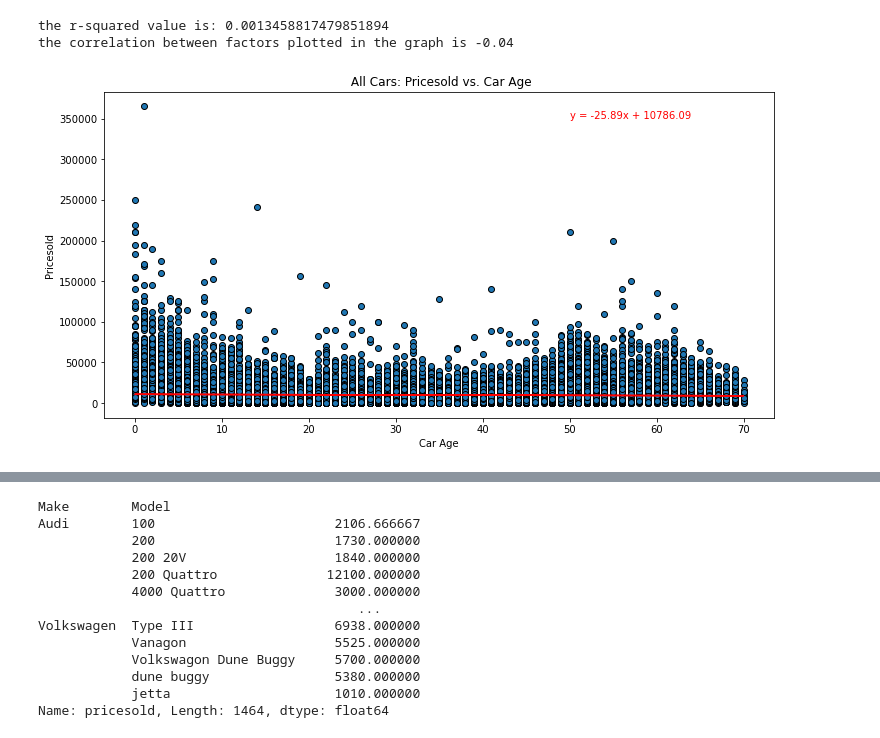
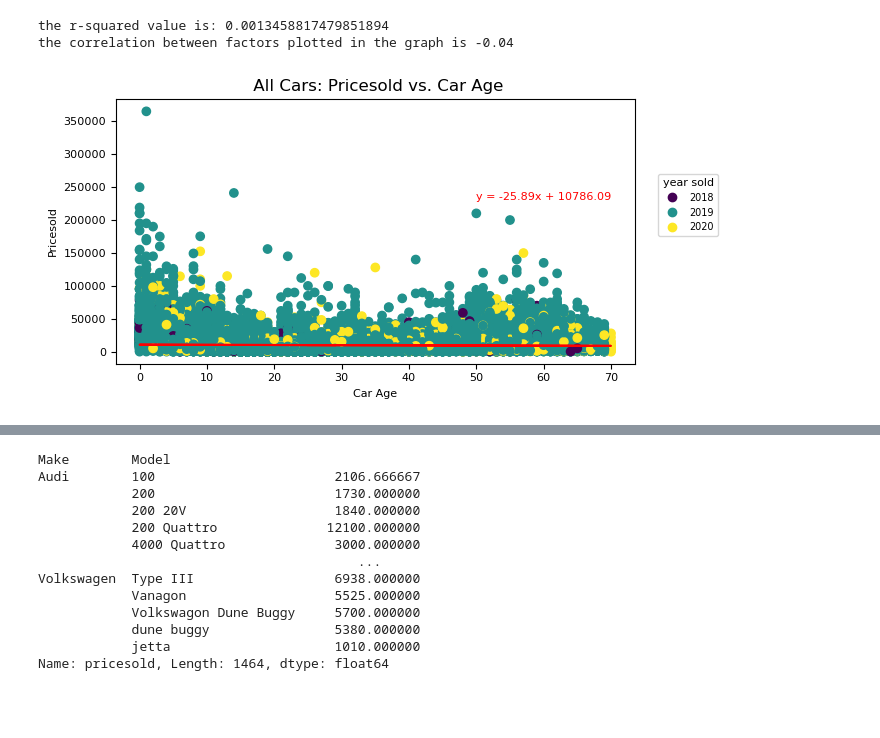
Before and after one commit to ColleenKarwoski/Exploratory-Data-Analysis, a Jupyter notebook: Project_1_ebg.ipynb, the cells around one changed output, grey strips where cells are left out. Drawn from its saved outputs; the diff is of its cells as text; code cells hidden in the pictures; blank space fills up the shorter version.

Commit message:
updated jupyter notebook to use for loop for regression analysis, added label coloring by make

```diff
--- a/Project_1_ebg.ipynb
+++ b/Project_1_ebg.ipynb
@@ -33,3 +27,3 @@ df_raw
 # %%
 # create copy of DataFrame with columns selected columns
-df_analysis = df_raw[["ID", "pricesold", "yearsold", "zipcode", "Mileage", "Make", "Model", "Year","NumCylinders"]]
+df_analysis = df_raw[["ID", "pricesold", "yearsold", "zipcode", "Mileage", "Make", "Model", "Year","NumCylinders", "Trim"]]
@@ -251,6 +256,6 @@ df_vw = pd.DataFrame(df_analysis_filtered.loc[df_analysis_filtered["Make"] == "V
 # %%
-# Define a function to create Linear Regression plots
-def plot_lin_regress(x, y, x_label, y_label, label_regression):
+# Define Lin Regression Function for final DataFrame
+def lin_regress_total(x, y, x_label, y_label, label_regression):
     (slope, intercept, rvalue, pvalue, stderr) = linregress(x, y)
 
   # generate regression values
@@ -259,20 +264,36 @@ def plot_lin_regress(x, y, x_label, y_label, label_regression):
   # create string to display regression equation
     line_eq =  "y = " + str(round(slope,2)) + "x + " + str(round(intercept,2))
 
-    plt.figure(figsize = (12,6))
+    plt.figure(figsize = (7,3.5))
+
+  # define labels using year_sold
+    year_sold = ['2018', '2019', '2020']
 
   # generate scatterplot
-    plt.scatter(x, y, edgecolor = "k", marker = 'o')
+    scatter = plt.scatter(x, y, c=df_analysis_filtered.yearsold.astype('category'), marker = 'o')
+
+  # add legend to graph
+    plt.legend(handles=scatter.legend_elements()[0],
+               labels=year_sold,
+               title = "year sold",
+               title_fontsize= 8,
+               bbox_to_anchor = (1.17, 0.6),
+               loc='center right',
+               fontsize=7)
 
   # add line for linear regression
     plt.plot(x, regress_values, "r-")
 
   # add axis labels
-    plt.xlabel(x_label, fontsize = 10)
-    plt.ylabel(y_label, fontsize = 10)
+    plt.xlabel(x_label, fontsize = 8)
+    plt.ylabel(y_label, fontsize = 8)
 
-    # add linear regression annotations
-    plt.annotate(line_eq, label_regression, fontsize = 10, color = "red")
+  # adjust tickmark labels
+    plt.yticks(fontsize=8)
+    plt.xticks(fontsize=8)
+
+  # add linear regression annotations
+    plt.annotate(line_eq, label_regression, fontsize = 8, color = "red")
 
   # print r-squared value
     print(f"the r-squared value is: {rvalue**2}")
@@ -308,25 +430,25 @@ the correlation between factors plotted in the graph is -0.44
 # %%
-# Plot overall price vs. age, for all brands
+# Linear Regression - Price & Car Age
 
 # assign values to arguments to pass into plot_lin_regress paramaters
 x = df_analysis_filtered["CarAge"]
 y = df_analysis_filtered["pricesold"]
 x_label = "Car Age"
 y_label = "Pricesold"
-label_regression = (50,350000)
+label_regression = (50,230000)
 
 # call function
-plot_lin_regress(x, y, x_label, y_label, label_regression)
+lin_regress_total(x, y, x_label, y_label, label_regression)
 
 # add chart tile
 plt.title(f" All Cars: Pricesold vs. Car Age")
 
 # # save image
 plt.savefig("Graphs-Analysis/Price_vs_Age.png")
 
 # display graph
 plt.show()
 # %% [output]
 the r-squared value is: 0.0013458817479851894
 the correlation between factors plotted in the graph is -0.04
-[figure, old version]
+[figure, new version]
```
Also changed, not shown: parts of 81 cells of this notebook.
